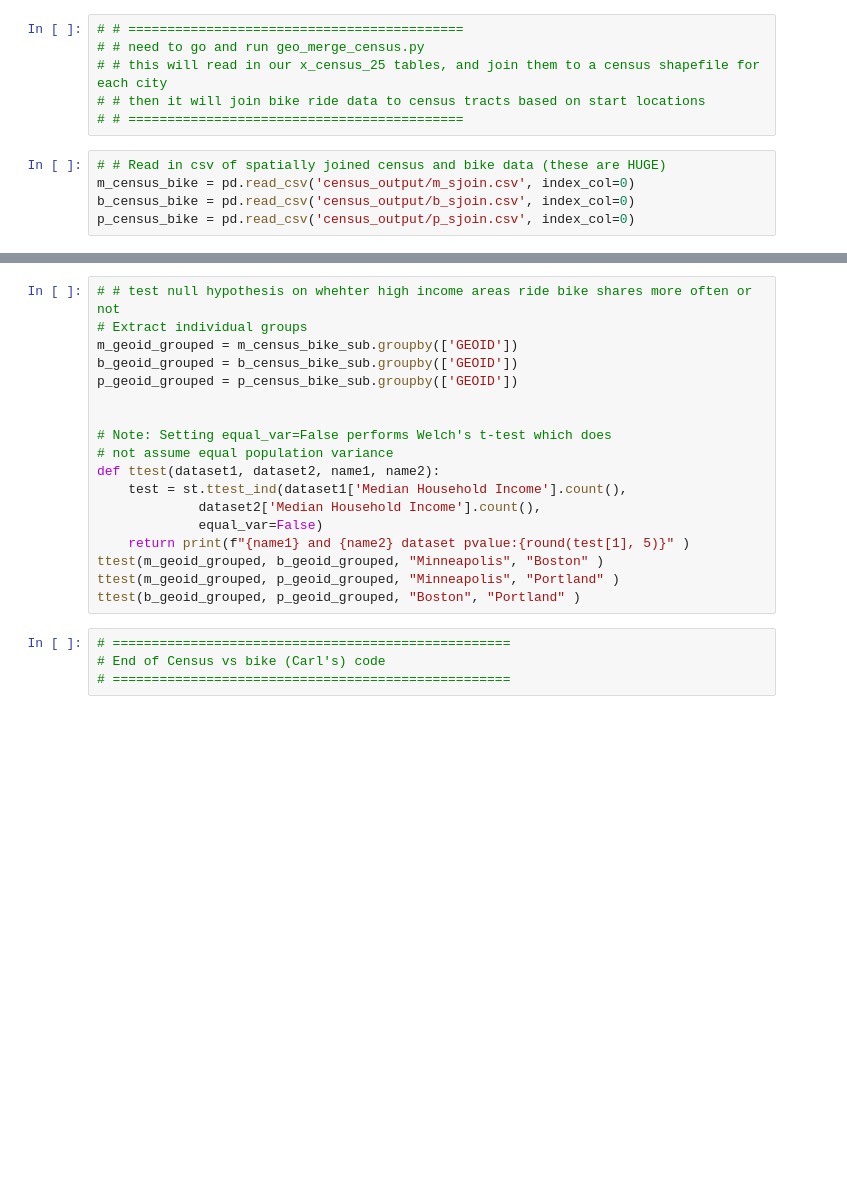
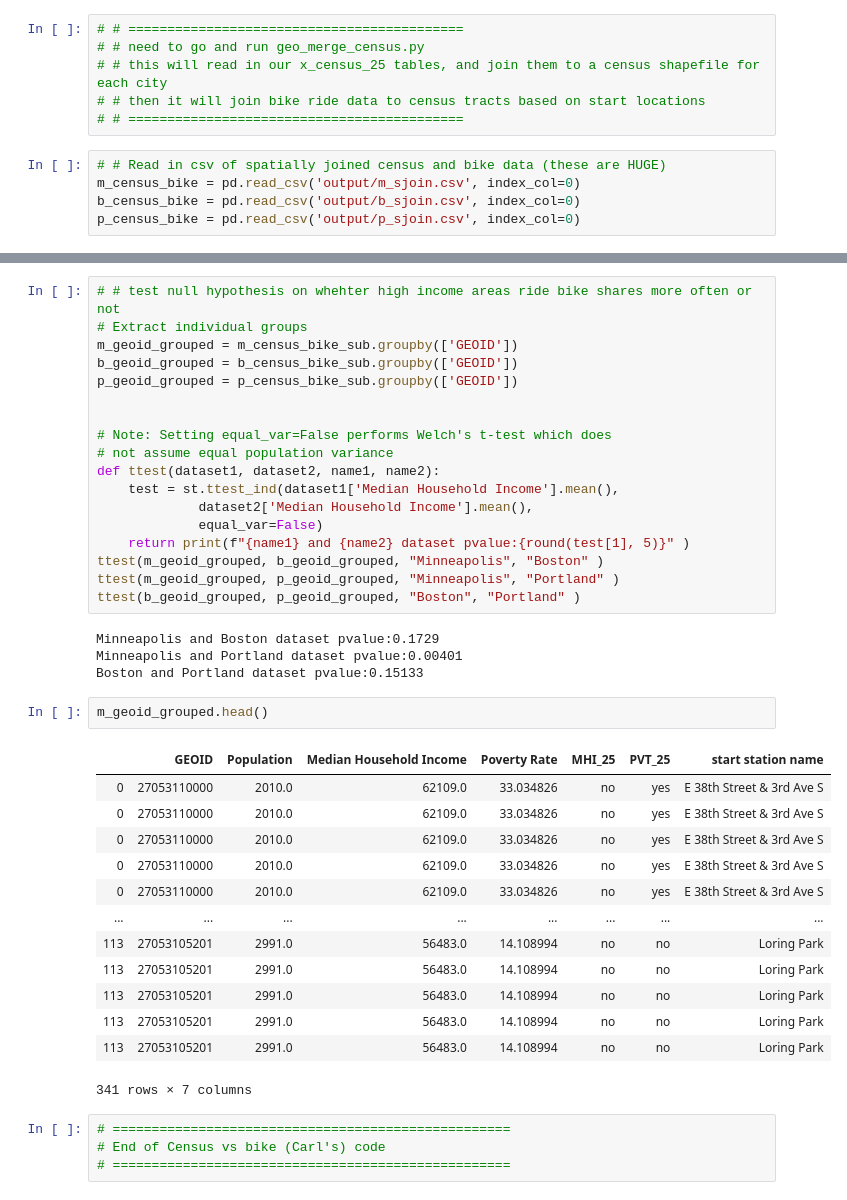
Before and after one commit to micahvandersteen/Bootcamp_Project_1_BikeShare_Analysis, a Jupyter notebook: Team_Von_Rossum.ipynb, the cells around one changed output, grey strips where cells are left out. Saved outputs shown, nothing was run; the diff lists cells and outputs as text; blank space fills up the shorter version.

```diff
--- a/Team_Von_Rossum.ipynb
+++ b/Team_Von_Rossum.ipynb
@@ -256,9 +256,9 @@ p_census_pd.to_csv('census_output/p_census_25.csv')
 # # ===========================================
 # %%
 # # Read in csv of spatially joined census and bike data (these are HUGE)
-m_census_bike = pd.read_csv('census_output/m_sjoin.csv', index_col=0)
-b_census_bike = pd.read_csv('census_output/b_sjoin.csv', index_col=0)
-p_census_bike = pd.read_csv('census_output/p_sjoin.csv', index_col=0)
+m_census_bike = pd.read_csv('output/m_sjoin.csv', index_col=0)
+b_census_bike = pd.read_csv('output/b_sjoin.csv', index_col=0)
+p_census_bike = pd.read_csv('output/p_sjoin.csv', index_col=0)
 # %%
 # # Create pie charts to show how many rides are occuring in lowest 25% or median household income
 
@@ -343,13 +359,33 @@ p_geoid_grouped = p_census_bike_sub.groupby(['GEOID'])
 # Note: Setting equal_var=False performs Welch's t-test which does
 # not assume equal population variance
 def ttest(dataset1, dataset2, name1, name2):
-    test = st.ttest_ind(dataset1['Median Household Income'].count(),
-             dataset2['Median Household Income'].count(),
+    test = st.ttest_ind(dataset1['Median Household Income'].mean(),
+             dataset2['Median Household Income'].mean(),
              equal_var=False)
     return print(f"{name1} and {name2} dataset pvalue:{round(test[1], 5)}" )
 ttest(m_geoid_grouped, b_geoid_grouped, "Minneapolis", "Boston" )
 ttest(m_geoid_grouped, p_geoid_grouped, "Minneapolis", "Portland" )
 ttest(b_geoid_grouped, p_geoid_grouped, "Boston", "Portland" )
+# %% [output]
+Minneapolis and Boston dataset pvalue:0.1729
+Minneapolis and Portland dataset pvalue:0.00401
+Boston and Portland dataset pvalue:0.15133
+# %%
+m_geoid_grouped.head()
+# %% [output]
+|  | GEOID | Population | Median Household Income | Poverty Rate | MHI_25 | PVT_25 | start station name |
+| 0 | 27053110000 | 2010.0 | 62109.0 | 33.034826 | no | yes | E 38th Street & 3rd Ave S |
+| 0 | 27053110000 | 2010.0 | 62109.0 | 33.034826 | no | yes | E 38th Street & 3rd Ave S |
+| 0 | 27053110000 | 2010.0 | 62109.0 | 33.034826 | no | yes | E 38th Street & 3rd Ave S |
+| 0 | 27053110000 | 2010.0 | 62109.0 | 33.034826 | no | yes | E 38th Street & 3rd Ave S |
+| 0 | 27053110000 | 2010.0 | 62109.0 | 33.034826 | no | yes | E 38th Street & 3rd Ave S |
+| ... | ... | ... | ... | ... | ... | ... | ... |
+| 113 | 27053105201 | 2991.0 | 56483.0 | 14.108994 | no | no | Loring Park |
+| 113 | 27053105201 | 2991.0 | 56483.0 | 14.108994 | no | no | Loring Park |
+| 113 | 27053105201 | 2991.0 | 56483.0 | 14.108994 | no | no | Loring Park |
+| 113 | 27053105201 | 2991.0 | 56483.0 | 14.108994 | no | no | Loring Park |
+| 113 | 27053105201 | 2991.0 | 56483.0 | 14.108994 | no | no | Loring Park |
+341 rows × 7 columns
 # %%
 # ===================================================
 # End of Census vs bike (Carl's) code
```
Also changed, not shown: parts of 2 cells of this notebook, 1 other file.
